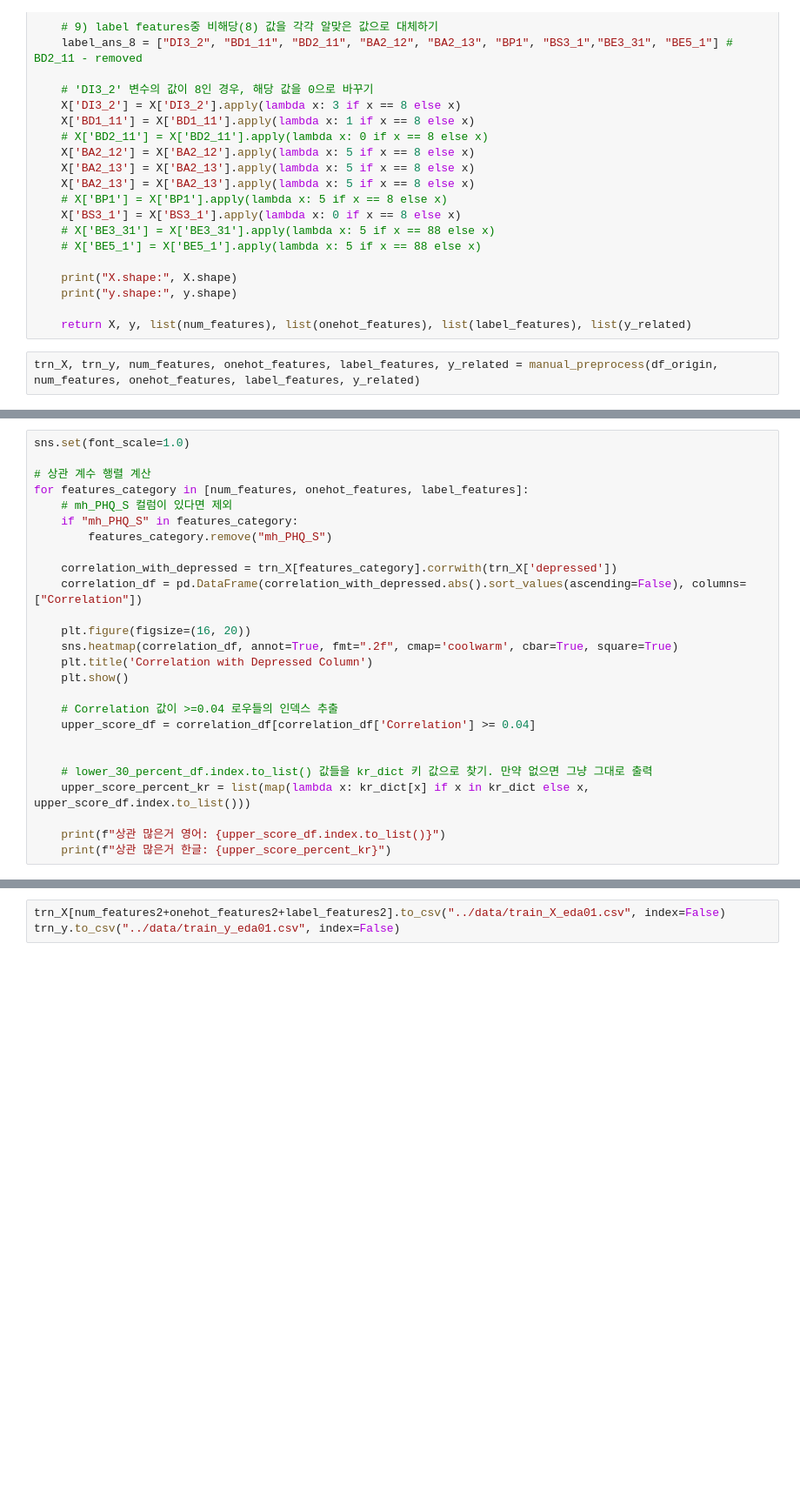
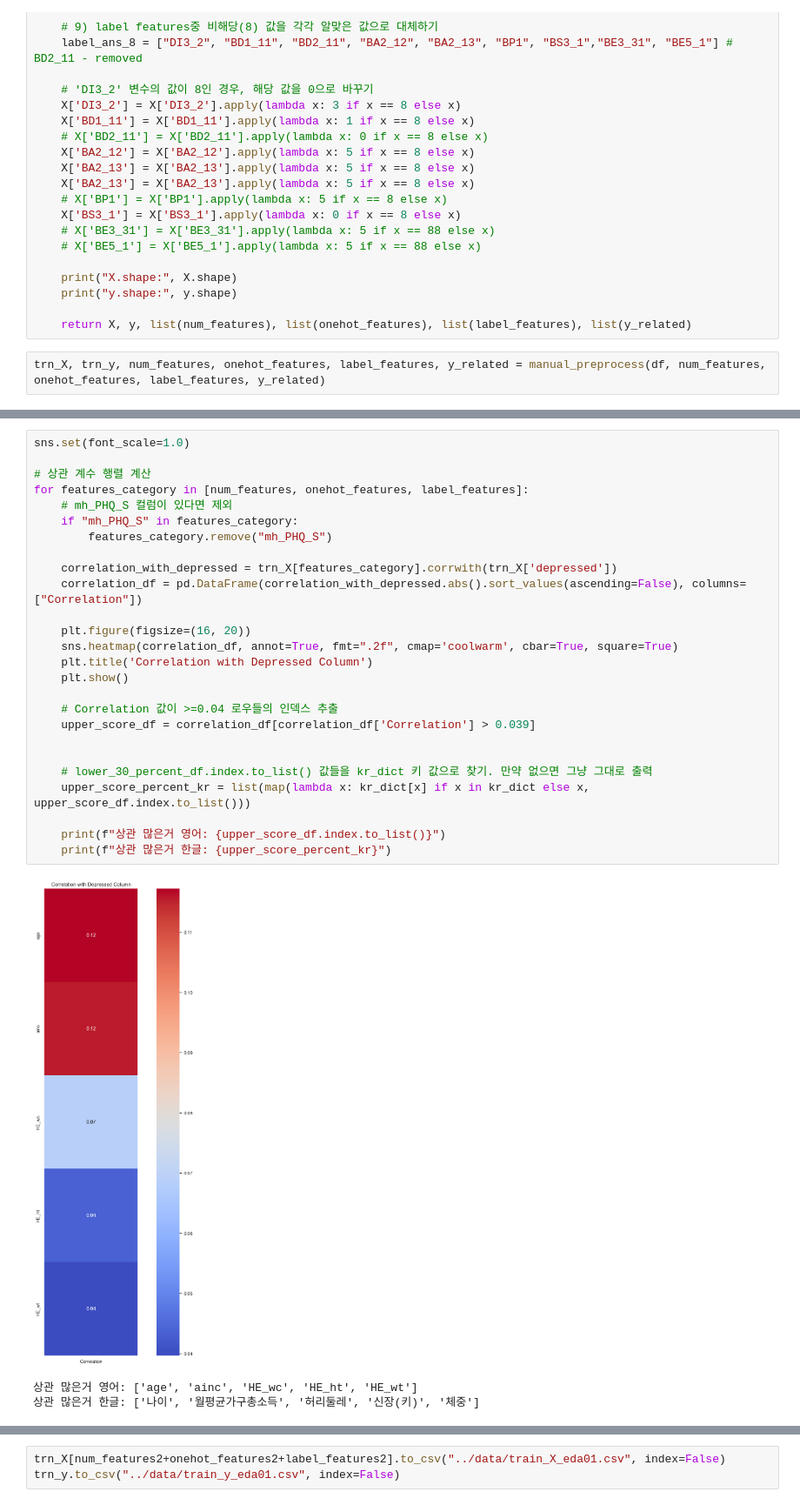
Before and after one commit to Bong-HoonLee/Predicting-Depression, a Jupyter notebook: archive/corr_heatmap_test.ipynb, the cells around one changed output, grey strips where cells are left out. Shown at 87% size. Cells and saved outputs as stored; diff of their text form; blank space fills up the shorter version.

```diff
--- a/archive/corr_heatmap_test.ipynb
+++ b/archive/corr_heatmap_test.ipynb
@@ -235,4 +239,4 @@ def manual_preprocess(df:pd.DataFrame, num_features, onehot_features, label_feat
 
     return X, y, list(num_features), list(onehot_features), list(label_features), list(y_related)
 # %%
-trn_X, trn_y, num_features, onehot_features, label_features, y_related = manual_preprocess(df_origin, num_features, onehot_features, label_features, y_related)
+trn_X, trn_y, num_features, onehot_features, label_features, y_related = manual_preprocess(df, num_features, onehot_features, label_features, y_related)
@@ -239,26 +246,30 @@ trn_X, trn_y, num_features, onehot_features, label_features, y_related = manual_
 # %%
 sns.set(font_scale=1.0)
 
 # 상관 계수 행렬 계산
 for features_category in [num_features, onehot_features, label_features]:
     # mh_PHQ_S 컬럼이 있다면 제외
     if "mh_PHQ_S" in features_category:
         features_category.remove("mh_PHQ_S")
 
     correlation_with_depressed = trn_X[features_category].corrwith(trn_X['depressed'])
     correlation_df = pd.DataFrame(correlation_with_depressed.abs().sort_values(ascending=False), columns=["Correlation"])
 
     plt.figure(figsize=(16, 20))
     sns.heatmap(correlation_df, annot=True, fmt=".2f", cmap='coolwarm', cbar=True, square=True)
     plt.title('Correlation with Depressed Column')
     plt.show()
 
     # Correlation 값이 >=0.04 로우들의 인덱스 추출
-    upper_score_df = correlation_df[correlation_df['Correlation'] >= 0.04]
+    upper_score_df = correlation_df[correlation_df['Correlation'] > 0.039]
 
 
     # lower_30_percent_df.index.to_list() 값들을 kr_dict 키 값으로 찾기. 만약 없으면 그냥 그대로 출력
     upper_score_percent_kr = list(map(lambda x: kr_dict[x] if x in kr_dict else x, upper_score_df.index.to_list()))
 
     print(f"상관 많은거 영어: {upper_score_df.index.to_list()}")
     print(f"상관 많은거 한글: {upper_score_percent_kr}")
+# %% [output]
+[figure, added]
+상관 많은거 영어: ['age', 'ainc', 'HE_wc', 'HE_ht', 'HE_wt']
+상관 많은거 한글: ['나이', '월평균가구총소득', '허리둘레', '신장(키)', '체중']
```
Also changed, not shown: parts of 5 cells of this notebook, 1 other file.
